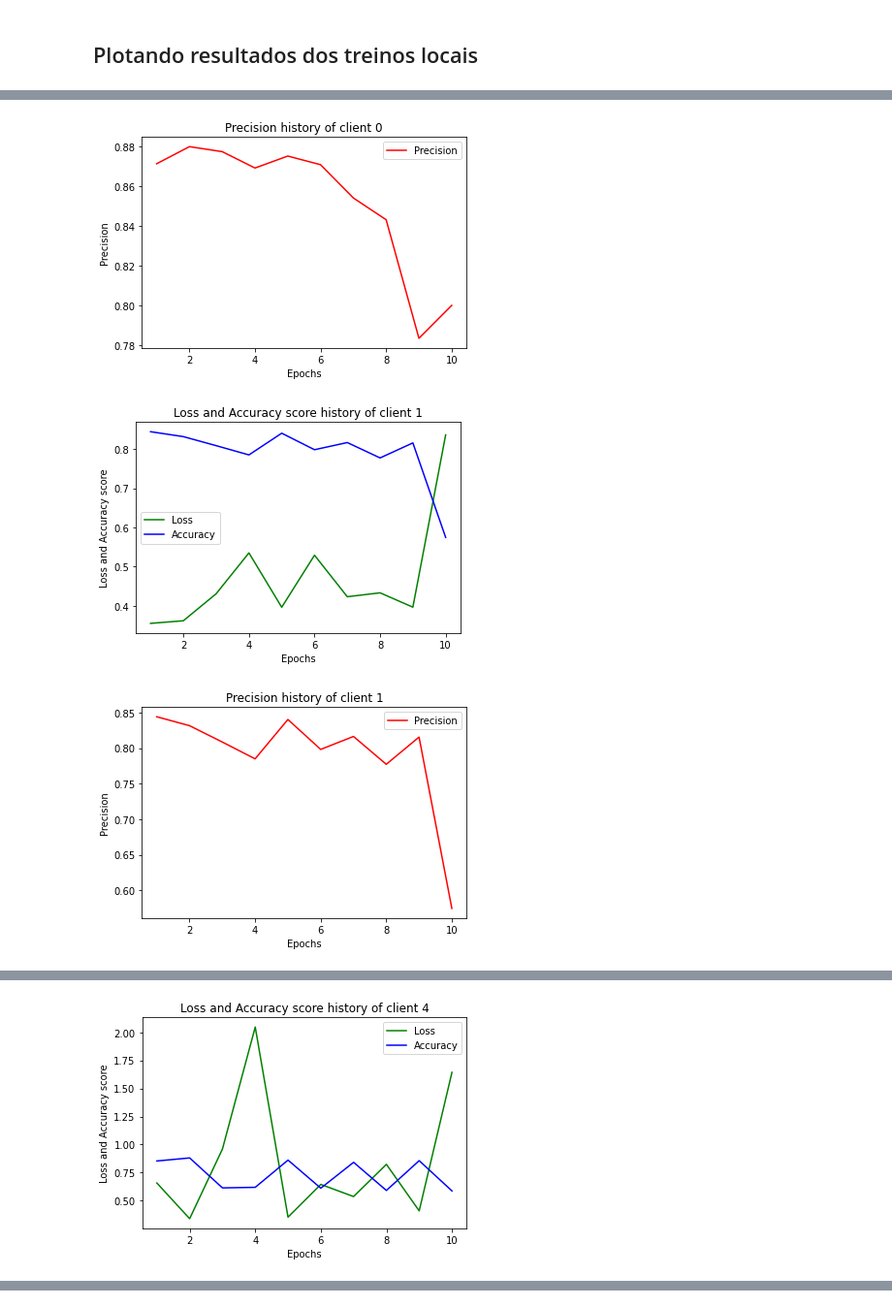
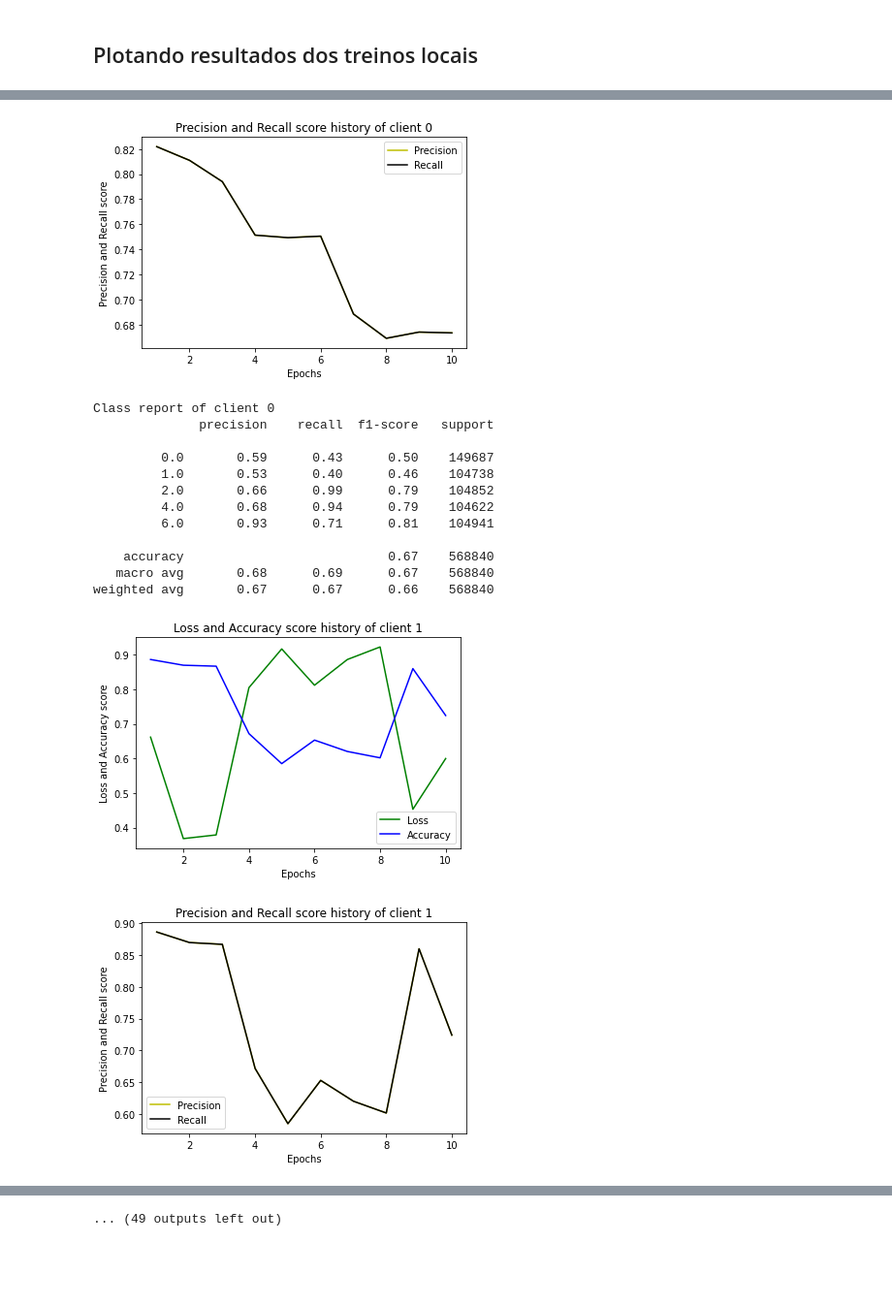
Before and after one commit to lucasfauster/TCC, a Jupyter notebook: Distributed_Learning_NN.ipynb, the cells around one changed output, grey strips where cells are left out. Shown at 97% size. Cells and saved outputs as stored; diff of their text form; code cells hidden in the pictures; blank space fills up the shorter version.

```diff
--- a/Distributed_Learning_NN.ipynb
+++ b/Distributed_Learning_NN.ipynb
@@ -51,16 +49,22 @@ HEADER = ["timestamp",'srcip', 'srcport', 'dstip', 'dstport', 'proto', 'total_fp
           'mean_biat', 'max_biat', 'std_biat', 'duration', 'min_active', 'mean_active', 'max_active', 'std_active',
           'min_idle', 'mean_idle', 'max_idle', 'std_idle', 'sflow_fpackets', 'sflow_fbytes', 'sflow_bpackets',
           'sflow_bbytes', 'fpsh_cnt', 'bpsh_cnt', 'furg_cnt', 'burg_cnt', 'total_fhlen', 'total_bhlen', "dscp", 'class']
-initial_dataset_02_24 = pd.read_csv('dataset-oi-2017-02-24-summarized.csv', names=HEADER, header = 1)
-initial_dataset_02_25 = pd.read_csv('dataset-oi-2017-02-25-summarized.csv', names=HEADER, header = 1)
-initial_dataset_02_26 = pd.read_csv('dataset-oi-2017-02-26-summarized.csv', names=HEADER, header = 1)
+initial_dataset_02_24 = pd.read_csv('dataset-oi-2017-02-24-summarized.csv', names=HEADER, header=1)
+initial_dataset_02_25 = pd.read_csv('dataset-oi-2017-02-25-summarized.csv', names=HEADER, header=1)
+initial_dataset_02_26 = pd.read_csv('dataset-oi-2017-02-26-summarized.csv', names=HEADER, header=1)
+# initial_dataset_02_27 = pd.read_csv('dataset-oi-2017-02-27-summarized.csv', names=HEADER, header=1)
+initial_dataset_02_28 = pd.read_csv('dataset-oi-2017-02-28-summarized.csv', names=HEADER, header=1)
 
 initial_dataset_02_24 = initial_dataset_02_24.replace([np.inf, -np.inf], np.nan).dropna()
 initial_dataset_02_25 = initial_dataset_02_25.replace([np.inf, -np.inf], np.nan).dropna()
 initial_dataset_02_26 = initial_dataset_02_26.replace([np.inf, -np.inf], np.nan).dropna()
+# initial_dataset_02_27 = initial_dataset_02_27.replace([np.inf, -np.inf], np.nan).dropna()
+initial_dataset_02_28 = initial_dataset_02_28.replace([np.inf, -np.inf], np.nan).dropna()
 
 initial_dataset = initial_dataset_02_24.append(initial_dataset_02_25, ignore_index=True)
 initial_dataset = initial_dataset.append(initial_dataset_02_26, ignore_index=True)
+# initial_dataset = initial_dataset.append(initial_dataset_02_27, ignore_index=True)
+initial_dataset = initial_dataset.append(initial_dataset_02_28, ignore_index=True)
 
 normalize_dataset_labels(initial_dataset)
 # %% [markdown]
@@ -137,11 +139,12 @@ class Client:
     def apply_mixed_oversample(self, X, y):
         value_counts = self.local_dataset.iloc[:, -1].value_counts()
         smote_classes, random_classes, k = ({}, {}, sys.maxsize)
-        max_count = max(value_counts.values)
+        max_count = int(max(value_counts.values) * 0.7)
 
         for key, value in value_counts.items():
             if value > 5:
-                smote_classes[key] = max_count
+                if value_counts[key] < max_count:
+                    smote_classes[key] = max_count
                 if k > value:
                     k = value - 1
             else:
@@ -173,18 +176,22 @@ class Client:
     def test_model(self):
         print(f"[INFO] Local test of client {self.client_id}")
         y_pred = self.local_model.built.predict(self.X_test).argmax(axis=1)
+        y_score = self.local_model.built.predict(self.X_test)[:,1]
 
         prec = precision_score(self.y_test, y_pred, average = 'micro')
+        rec = recall_score(self.y_test, y_pred, average = 'micro')
+        self.report = classification_report(self.y_test, y_pred, zero_division=0)
 
         loss, acc = self.local_model.built.evaluate(self.X_test, self.y_test)
 
-        self.metrics_history.append((loss, acc, prec))
+        self.metrics_history.append((loss, acc, prec, rec))
 
         cm = confusion_matrix(self.y_test, y_pred)
         print(cm)
+        print(self.report)
 
     def plot_result(self, rounds):
-        loss_history, acc_history, prec_history = zip(*self.metrics_history)
+        loss_history, acc_history, prec_history, rec_history = zip(*self.metrics_history)
         epochs = range(1, rounds + 1)
         plt.plot(epochs, loss_history, 'g', label='Loss')
         plt.plot(epochs, acc_history, 'b', label='Accuracy')
@@ -194,10 +201,11 @@ class Client:
         plt.legend()
         plt.show()
 
-        plt.plot(epochs, prec_history, 'r', label='Precision')
-        plt.title(f'Precision history of client {self.client_id}')
+        plt.plot(epochs, prec_history, 'y', label='Precision')
+        plt.plot(epochs, rec_history, 'k', label='Recall')
+        plt.title(f'Precision and Recall score history of client {self.client_id}')
         plt.xlabel('Epochs')
-        plt.ylabel('Precision')
+        plt.ylabel('Precision and Recall score')
         plt.legend()
         plt.show()
 
@@ -300,14 +305,15 @@ print(f"[INFO] All local trains are finished!")
 # %% [markdown]
 ## Plotando resultados dos treinos locais
 # %%
-final_metrics = [[],[]]
+final_metrics = [[],[],[],[]]
 for client in clients:
     client.plot_result(train_rounds)
-    for i in range(1,3):
-        final_metrics[i-1].append(client.metrics_history[-1][i])
+    print(f"Class report of client {client.client_id}\n{client.report}")
+    for i in range(4):
+        final_metrics[i].append(client.metrics_history[-1][i])
 
 plt.boxplot(final_metrics)
 plt.title('Final metrics result')
-plt.xticks([1,2], ['accuracy', 'precision'])
+plt.xticks([1,2,3,4], ['loss', 'accuracy', 'precision', 'recall'])
 plt.show()
 # %% [output]
@@ -315,3 +321,15 @@ plt.show()
-[figure, old version]
+[figure, new version]
+Class report of client 0
+              precision    recall  f1-score   support
+
+         0.0       0.59      0.43      0.50    149687
+         1.0       0.53      0.40      0.46    104738
+         2.0       0.66      0.99      0.79    104852
+         4.0       0.68      0.94      0.79    104622
+         6.0       0.93      0.71      0.81    104941
+
+    accuracy                           0.67    568840
+   macro avg       0.68      0.69      0.67    568840
+weighted avg       0.67      0.67      0.66    568840
-[figure, old version]
+[figure, new version]
-[figure, old version]
+[figure, new version]
@@ -322 +362,0 @@ plt.show()
-[figure, removed]
@@ -326,0 +375 @@ plt.show()
+... (49 outputs left out)
```
Also changed, not shown: parts of 7 cells of this notebook, 2 other files.
